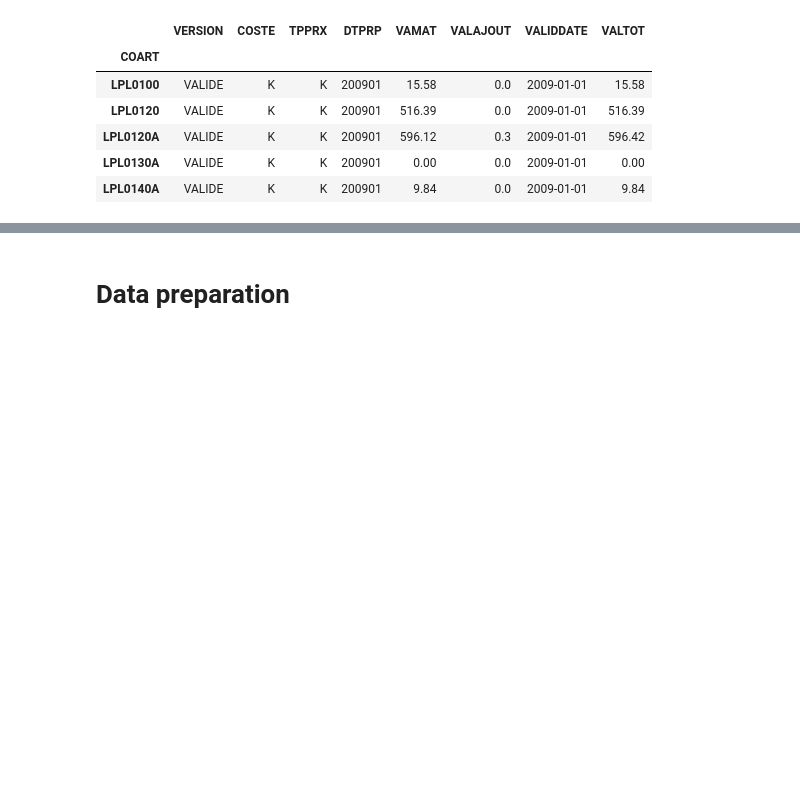
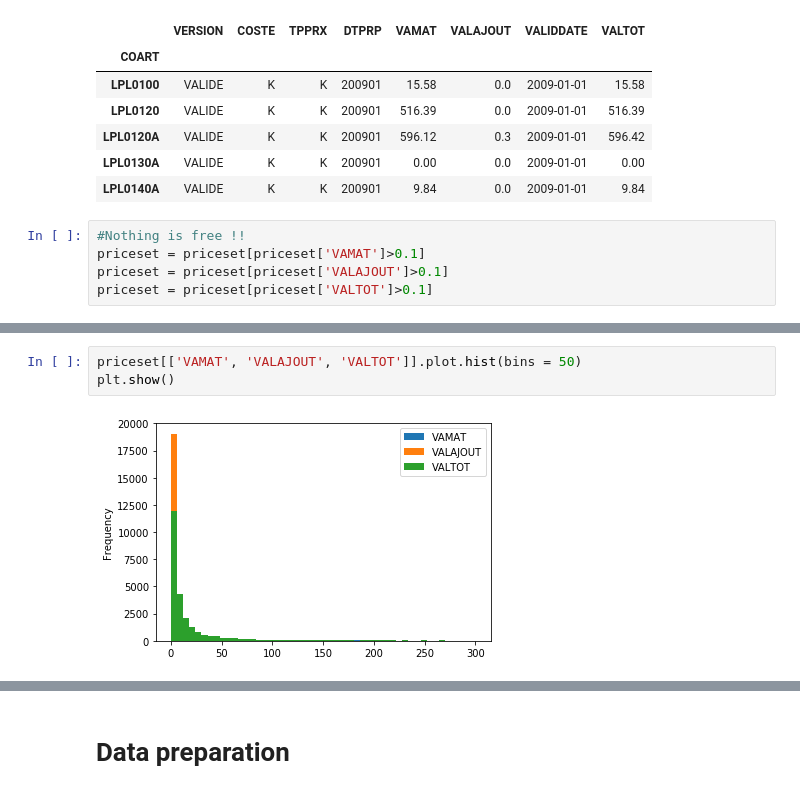
Before and after one commit to rudloffl/sheet-metal-cost-calculator, a Jupyter notebook: Y1 - Notebooks/B2 - data exploration.ipynb, the cells around one changed output, grey strips where cells are left out. Saved outputs shown, nothing was run; the diff lists cells and outputs as text; blank space fills up the shorter version.

```diff
--- a/Y1 - Notebooks/B2 - data exploration.ipynb
+++ b/Y1 - Notebooks/B2 - data exploration.ipynb
@@ -178,3 +178,8 @@ Number of dupplicates :  0
 | LPL0120A | VALIDE | K | K | 200901 | 596.12 | 0.3 | 2009-01-01 | 596.42 |
 | LPL0130A | VALIDE | K | K | 200901 | 0.00 | 0.0 | 2009-01-01 | 0.00 |
 | LPL0140A | VALIDE | K | K | 200901 | 9.84 | 0.0 | 2009-01-01 | 9.84 |
+# %%
+#Nothing is free !!
+priceset = priceset[priceset['VAMAT']>0.1]
+priceset = priceset[priceset['VALAJOUT']>0.1]
+priceset = priceset[priceset['VALTOT']>0.1]
@@ -180,0 +204,5 @@ Number of dupplicates :  0
+# %%
+priceset[['VAMAT', 'VALAJOUT', 'VALTOT']].plot.hist(bins = 50)
+plt.show()
+# %% [output]
+[figure, added]
```
Also changed, not shown: parts of 28 cells of this notebook, 5 other files.
